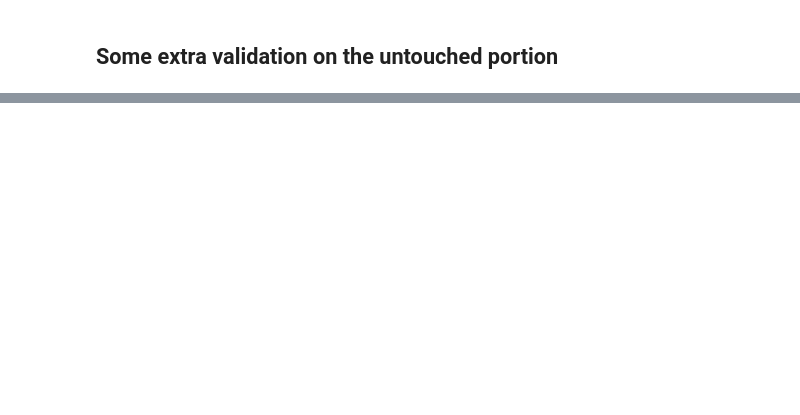
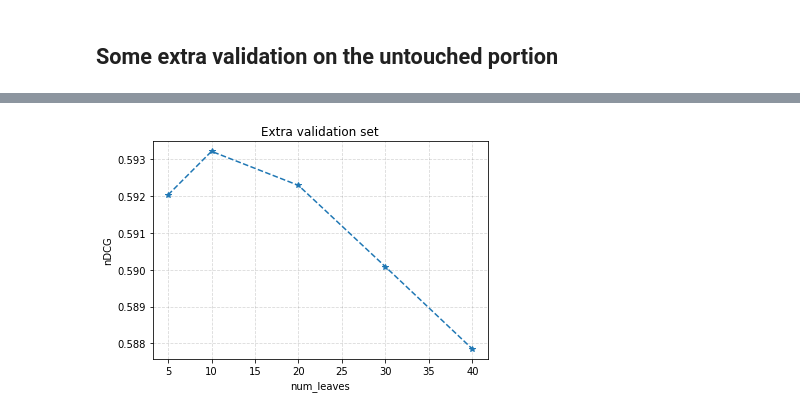
Before and after one commit to FionaLippert/DataMining, a Jupyter notebook: assignment2/lightGBM_param_tuning.ipynb, the cells around one changed output, grey strips where cells are left out. Drawn from its saved outputs; the diff is of its cells as text; code cells hidden in the pictures; blank space fills up the shorter version.

```diff
--- a/assignment2/lightGBM_param_tuning.ipynb
+++ b/assignment2/lightGBM_param_tuning.ipynb
@@ -199,15 +417,16 @@ cb.set_label('nDCG')
 # %%
 #mean_test_scores = np.mean(test_scores, axis=1)
-'''
+
 plt.figure()
-plt.plot(parameter_range, mean_test_scores, marker='*', linestyle='--')
+plt.plot(param_range[:], mean_test_scores[:], marker='*', linestyle='--')
 plt.xlabel(x_str)
 plt.ylabel('nDCG')
-plt.title('Num_iterations vs. validation set scores')
+plt.title('Extra validation set')
 plt.grid(color='gray',alpha=0.3, linestyle='--')
 #plt.xticks(np.arange(min(parameter_range), max(parameter_range)+100,))
-plt.savefig("output/num_iterations_vs_ndcg_test.pdf", bbox_inches='tight')
-'''
+#plt.savefig("output/num_leaves_vs_ndcg_test_1000.pdf", bbox_inches='tight')
+# %% [output]
+[figure, added]
 # %%
 # If results are good save the models into file
 for model in models:
```
Also changed, not shown: parts of 40 cells of this notebook, 1 other file.
